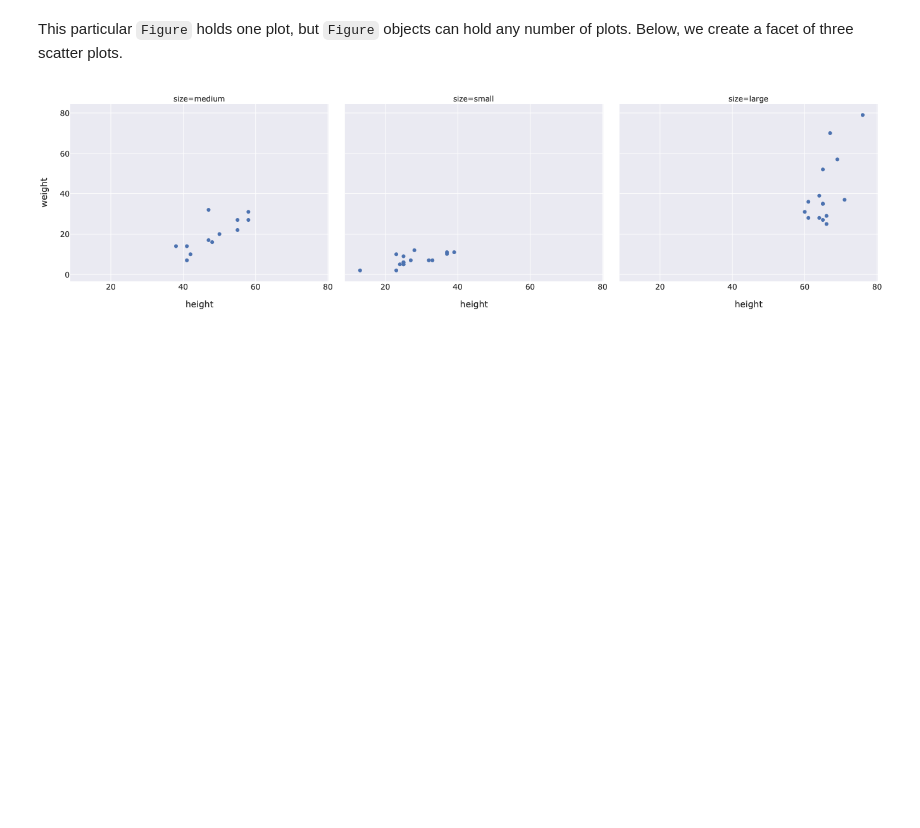
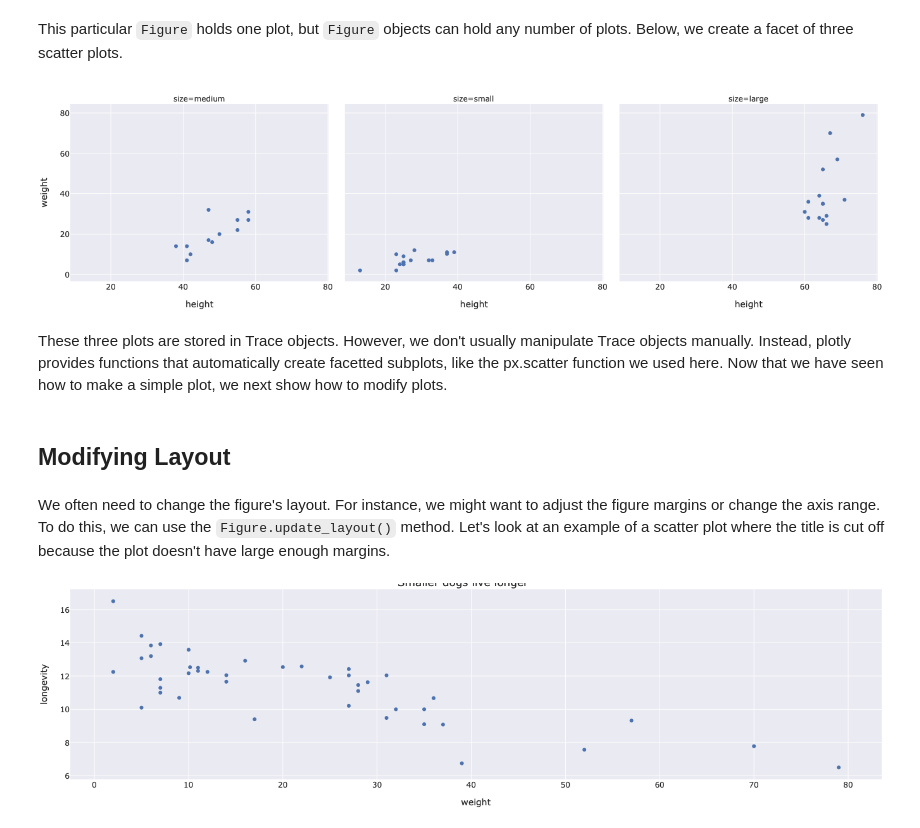
Before and after one commit to shirleytemples/data_science_techniques, a Jupyter notebook: Desktop/Data100/viz_plotly.ipynb, the cells around one changed output. Saved outputs shown, nothing was run; the diff lists cells and outputs as text; code cells hidden in the pictures; blank space fills up the shorter version.

Commit message:
plotly

````diff
--- a/Desktop/Data100/viz_plotly.ipynb
+++ b/Desktop/Data100/viz_plotly.ipynb
@@ -121,3 +121,16 @@ fig.update_layout(margin=dict(t=30))
 fig
 # %% [output]
 [figure]
+# %% [markdown]
+These three plots are stored in Trace objects. However, we don't usually manipulate Trace objects manually. Instead, plotly provides functions that automatically create facetted subplots, like the px.scatter function we used here. Now that we have seen how to make a simple plot, we next show how to modify plots.
+# %% [markdown]
+## Modifying Layout
+# %% [markdown]
+We often need to change the figure's layout. For instance, we might want to adjust the figure margins or change the axis range. To do this, we can use the ```Figure.update_layout()``` method. Let's look at an example of a scatter plot where the title is cut off because the plot doesn't have large enough margins.
+# %%
+fig = px.scatter(dogs, x='weight', y='longevity',
+                 title='Smaller dogs live longer',
+                 width=350, height=250)
+fig
+# %% [output]
+[figure, added]
````
Also changed, not shown: parts of 18 cells of this notebook.
